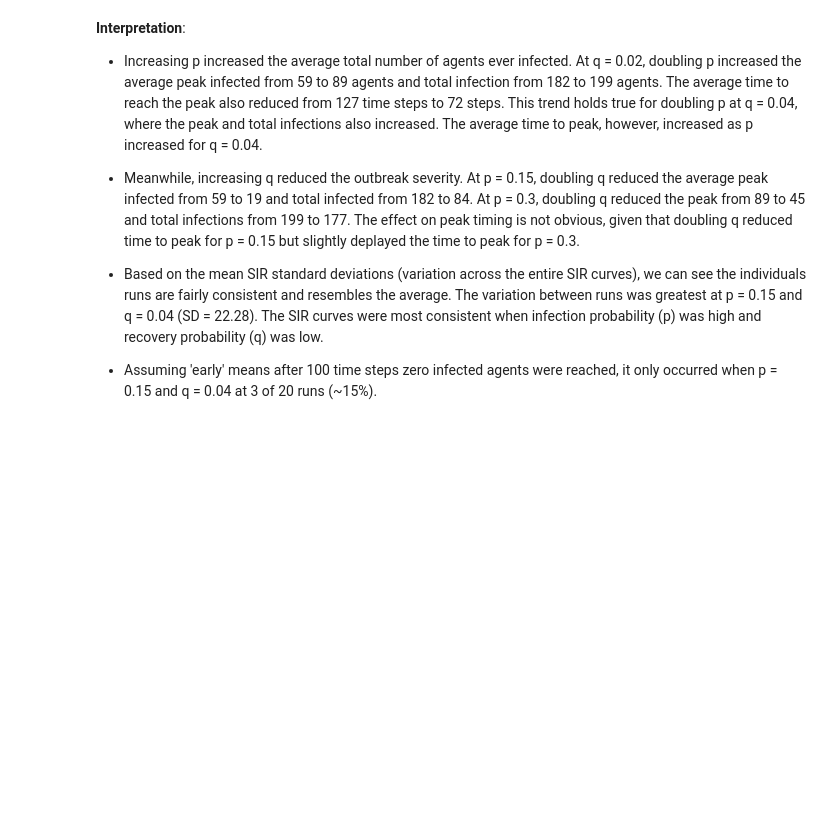
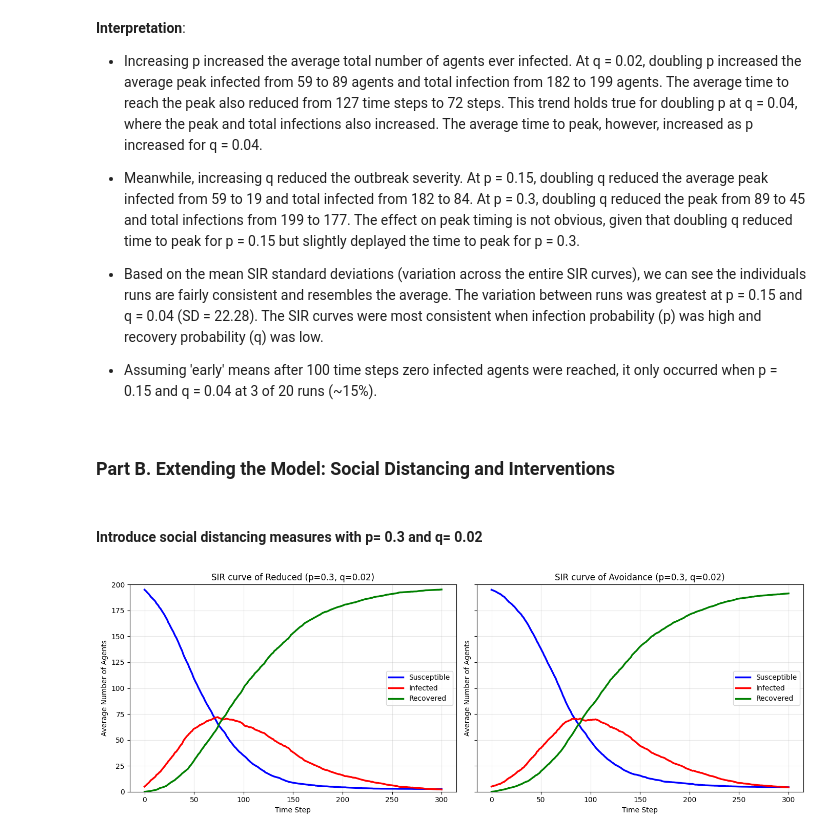
Before and after one commit to JIESIMIN/BMI500_Lecture7HW, a Jupyter notebook: Question2.ipynb, the cells around one changed output. Saved outputs shown, nothing was run; the diff lists cells and outputs as text; code cells hidden in the pictures; blank space fills up the shorter version.

```diff
--- a/Question2.ipynb
+++ b/Question2.ipynb
@@ -191,3 +191,19 @@ display(df_summary)
 - Based on the mean SIR standard deviations (variation across the entire SIR curves), we can see the individuals runs are fairly consistent and resembles the average. The variation between runs was greatest at p = 0.15 and q = 0.04 (SD = 22.28). The SIR curves were most consistent when infection probability (p) was high and recovery probability (q) was low.
 
 - Assuming 'early' means after 100 time steps zero infected agents were reached, it only occurred when p = 0.15 and q = 0.04 at 3 of 20 runs (~15%).
+# %% [markdown]
+### **Part B. Extending the Model: Social Distancing and Interventions**
+# %% [markdown]
+#### Introduce social distancing measures with p= 0.3 and q= 0.02
+# %%
+grid_size = 20
+n_agents = 200
+n_steps = 300
+n_runs = 20
+
+p = 0.3
+q = 0.02
+m = 0.5  # Probability of movement for reduced movement measure
+
+state_names = ['Susceptible', 'Infected', 'Recovered']
+colors = ['blue', 'red', 'green']
@@ -193,0 +277,35 @@ display(df_summary)
+# %%
+measures = ['reduced', 'avoidance']
+results_distancing = {}
+
+for measure in measures:
+    runs = []
+
+    for run in range(n_runs):
+        counts = simulate_distancing(p, q, measure, m=m, seed=run)
+        runs.append(counts)
+
+    results_distancing[measure] = np.array(runs)
+# %%
+fig, axes = plt.subplots(1, 2, figsize=(14, 5), sharex=True, sharey=True)
+
+for ax, measure in zip(axes, measures):
+
+    runs = results_distancing[measure]
+    avg = runs.mean(axis=0)
+
+    for i in range(3):
+        ax.plot(avg[:, i], color=colors[i],
+                linewidth=2.5, label=state_names[i])
+
+    ax.set_title(f'SIR curve of {measure.capitalize()} (p={p}, q={q})')
+    ax.set_xlabel('Time Step')
+    ax.set_ylabel('Average Number of Agents')
+    ax.set_ylim(0, 200)
+    ax.legend()
+    ax.grid(alpha=0.3)
+
+plt.tight_layout()
+plt.show()
+# %% [output]
+[figure, added]
```
Also changed, not shown: parts of 10 cells of this notebook, 2 other files.
